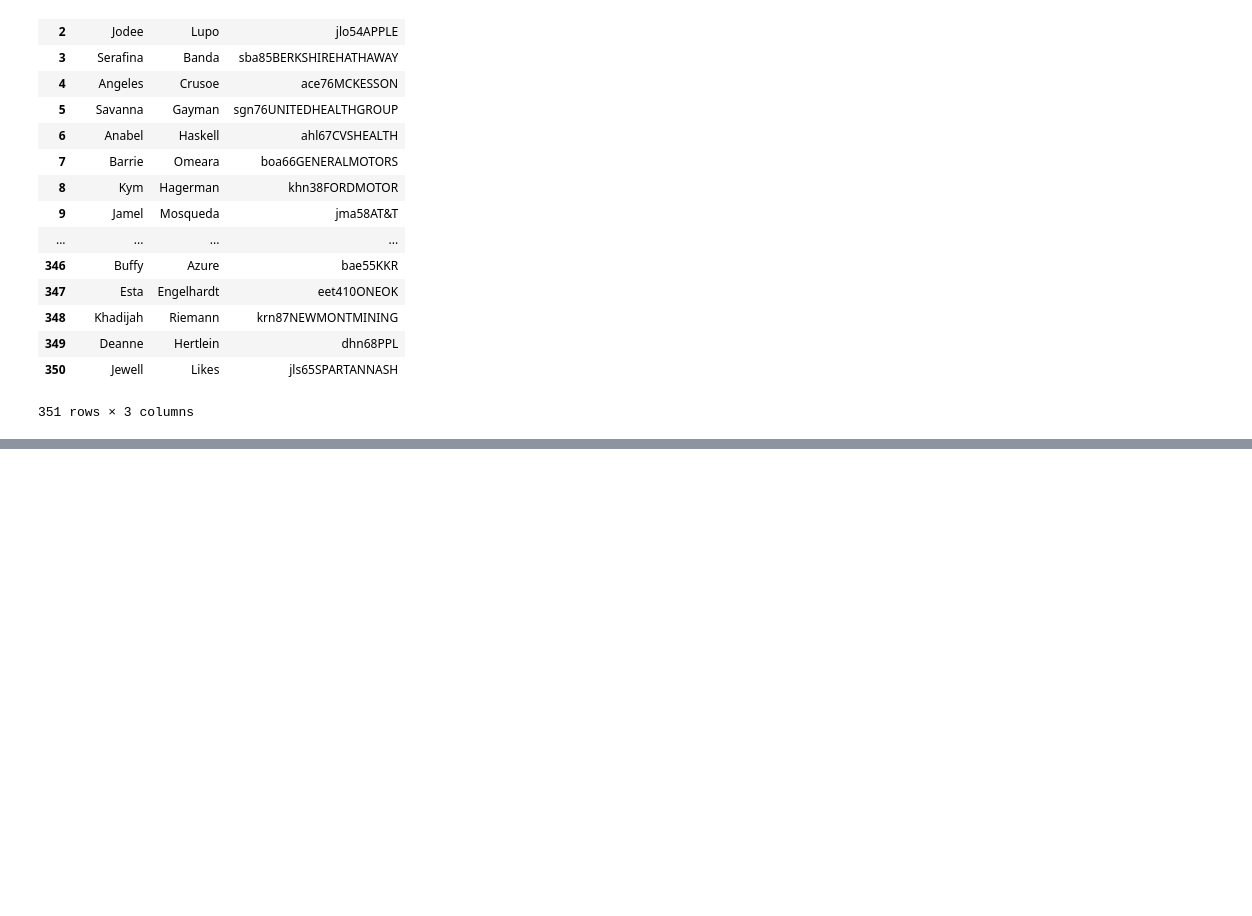
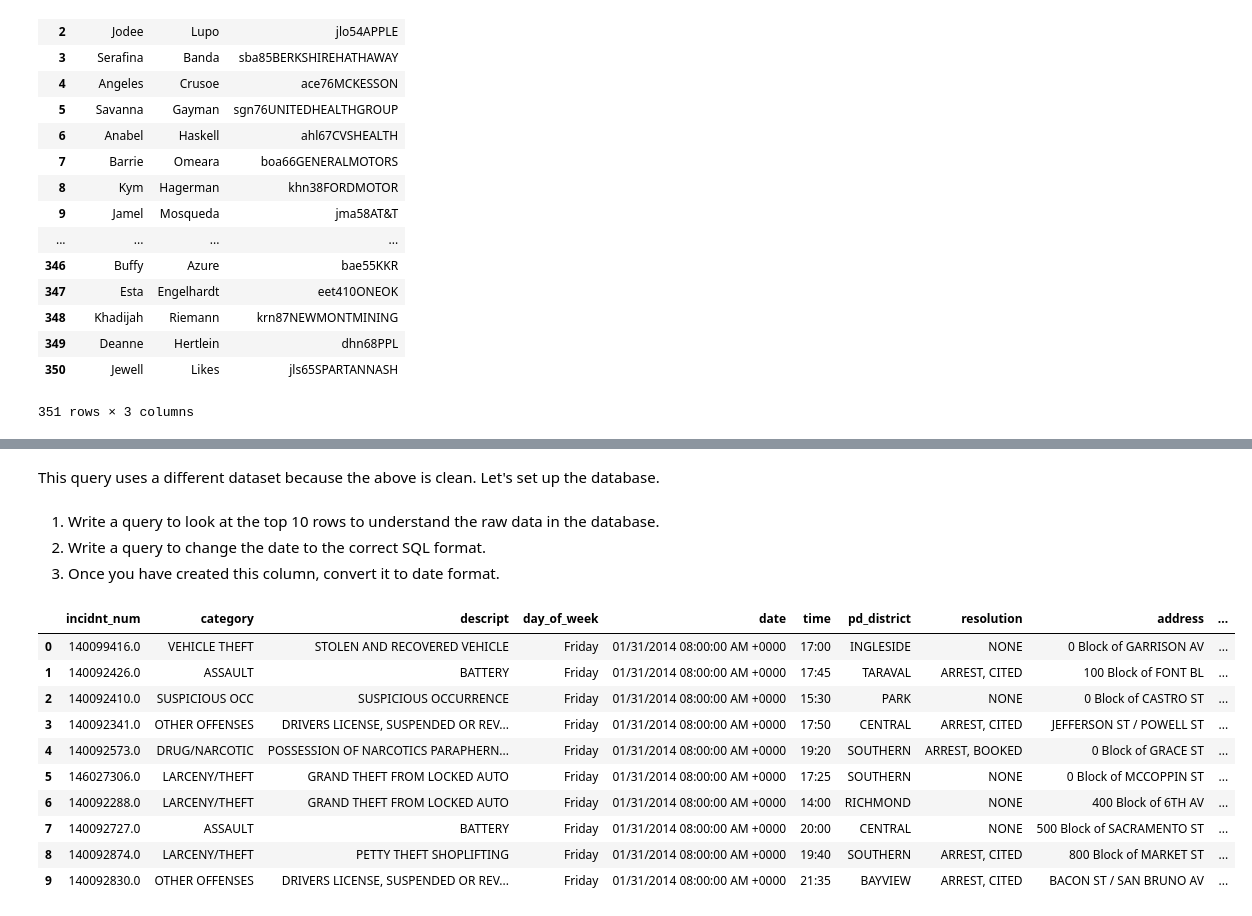
Before and after one commit to rebeccaebarnes/SQL-Practice, a Jupyter notebook: sql_practice.ipynb, the cells around one changed output, grey strips where cells are left out. Saved outputs shown, nothing was run; the diff lists cells and outputs as text; code cells hidden in the pictures; blank space fills up the shorter version.

Commit message:
feat: Complete Data Cleaning section

```diff
--- a/sql_practice.ipynb
+++ b/sql_practice.ipynb
@@ -3702,0 +3719,28 @@ sql_query('WITH t1 AS ( \
+# %% [markdown]
+This query uses a different dataset because the above is clean. Let's set up the database.
+# %%
+sf_crime_engine = create_engine('sqlite:///sf_crime.db')
+df = pd.read_csv('sf_crime_data.csv')
+df.to_sql('sf_crime', sf_crime_engine, index=False)
+# %% [markdown]
+1. Write a query to look at the top 10 rows to understand the raw data in the database.
+2. Write a query to change the date to the correct SQL format.
+3. Once you have created this column, convert it to date format.
+# %%
+# 1. Review the database
+query_syntax = 'SELECT * \
+                FROM sf_crime \
+                LIMIT 10;'
+pd.read_sql(query_syntax, sf_crime_engine)
+# %% [output]
+|  | incidnt_num | category | descript | day_of_week | date | time | pd_district | resolution | address | ... |
+| 0 | 140099416.0 | VEHICLE THEFT | STOLEN AND RECOVERED VEHICLE | Friday | 01/31/2014 08:00:00 AM +0000 | 17:00 | INGLESIDE | NONE | 0 Block of GARRISON AV | ... |
+| 1 | 140092426.0 | ASSAULT | BATTERY | Friday | 01/31/2014 08:00:00 AM +0000 | 17:45 | TARAVAL | ARREST, CITED | 100 Block of FONT BL | ... |
+| 2 | 140092410.0 | SUSPICIOUS OCC | SUSPICIOUS OCCURRENCE | Friday | 01/31/2014 08:00:00 AM +0000 | 15:30 | PARK | NONE | 0 Block of CASTRO ST | ... |
+| 3 | 140092341.0 | OTHER OFFENSES | DRIVERS LICENSE, SUSPENDED OR REV... | Friday | 01/31/2014 08:00:00 AM +0000 | 17:50 | CENTRAL | ARREST, CITED | JEFFERSON ST / POWELL ST | ... |
+| 4 | 140092573.0 | DRUG/NARCOTIC | POSSESSION OF NARCOTICS PARAPHERN... | Friday | 01/31/2014 08:00:00 AM +0000 | 19:20 | SOUTHERN | ARREST, BOOKED | 0 Block of GRACE ST | ... |
+| 5 | 146027306.0 | LARCENY/THEFT | GRAND THEFT FROM LOCKED AUTO | Friday | 01/31/2014 08:00:00 AM +0000 | 17:25 | SOUTHERN | NONE | 0 Block of MCCOPPIN ST | ... |
+| 6 | 140092288.0 | LARCENY/THEFT | GRAND THEFT FROM LOCKED AUTO | Friday | 01/31/2014 08:00:00 AM +0000 | 14:00 | RICHMOND | NONE | 400 Block of 6TH AV | ... |
+| 7 | 140092727.0 | ASSAULT | BATTERY | Friday | 01/31/2014 08:00:00 AM +0000 | 20:00 | CENTRAL | NONE | 500 Block of SACRAMENTO ST | ... |
+| 8 | 140092874.0 | LARCENY/THEFT | PETTY THEFT SHOPLIFTING | Friday | 01/31/2014 08:00:00 AM +0000 | 19:40 | SOUTHERN | ARREST, CITED | 800 Block of MARKET ST | ... |
+| 9 | 140092830.0 | OTHER OFFENSES | DRIVERS LICENSE, SUSPENDED OR REV... | Friday | 01/31/2014 08:00:00 AM +0000 | 21:35 | BAYVIEW | ARREST, CITED | BACON ST / SAN BRUNO AV | ... |
```
Also changed, not shown: parts of 15 cells of this notebook.
